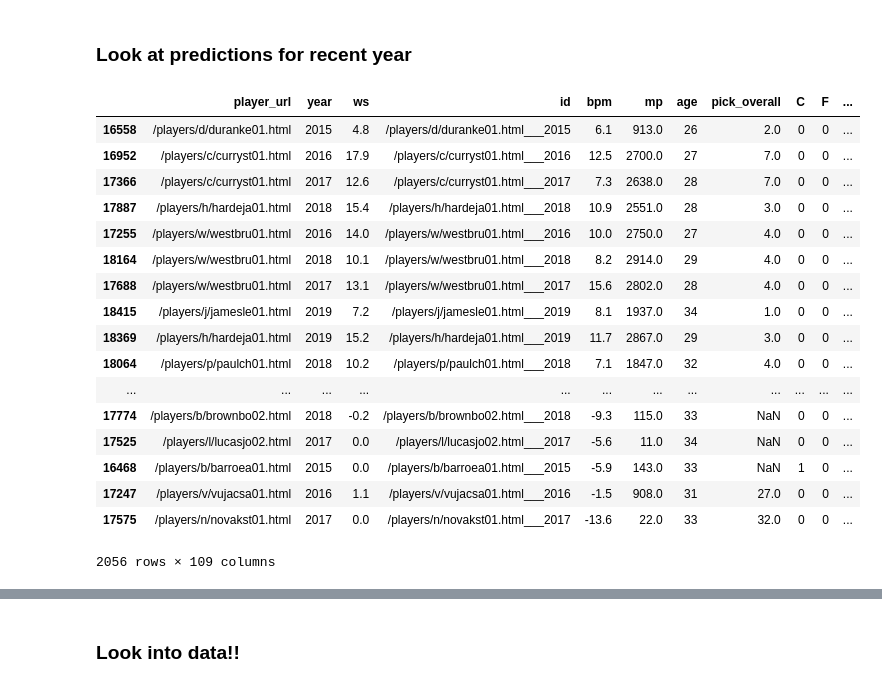
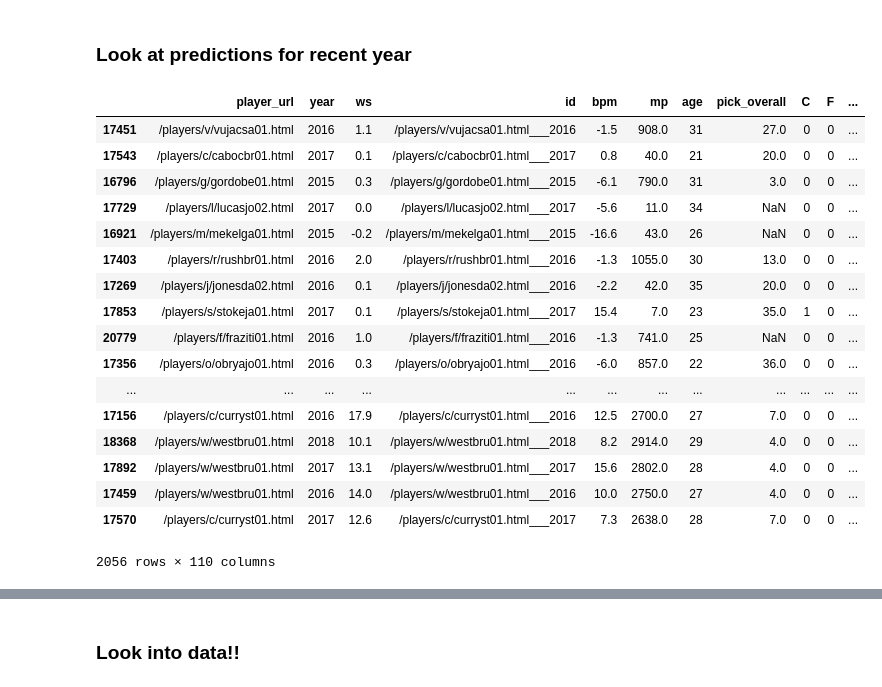
Before and after one commit to hwchase17/sports, a Jupyter notebook: nba_player_progression/modeling.ipynb, the cells around one changed output, grey strips where cells are left out. Saved outputs shown, nothing was run; the diff lists cells and outputs as text; code cells hidden in the pictures.

```diff
--- a/nba_player_progression/modeling.ipynb
+++ b/nba_player_progression/modeling.ipynb
@@ -171,25 +171,25 @@ recent = all_pred_df[(all_pred_df['year'] >= 2015) & (all_pred_df['year'] < 2020
 recent = recent[(recent['years_pro'] > 0)]
-# %%
-recent.sort_values('pred', ascending=False)
-# %% [output]
-|  | player_url | year | ws | id | bpm | mp | age | pick_overall | C | F | ... |
-| 16558 | /players/d/duranke01.html | 2015 | 4.8 | /players/d/duranke01.html___2015 | 6.1 | 913.0 | 26 | 2.0 | 0 | 0 | ... |
-| 16952 | /players/c/curryst01.html | 2016 | 17.9 | /players/c/curryst01.html___2016 | 12.5 | 2700.0 | 27 | 7.0 | 0 | 0 | ... |
-| 17366 | /players/c/curryst01.html | 2017 | 12.6 | /players/c/curryst01.html___2017 | 7.3 | 2638.0 | 28 | 7.0 | 0 | 0 | ... |
-| 17887 | /players/h/hardeja01.html | 2018 | 15.4 | /players/h/hardeja01.html___2018 | 10.9 | 2551.0 | 28 | 3.0 | 0 | 0 | ... |
-| 17255 | /players/w/westbru01.html | 2016 | 14.0 | /players/w/westbru01.html___2016 | 10.0 | 2750.0 | 27 | 4.0 | 0 | 0 | ... |
-| 18164 | /players/w/westbru01.html | 2018 | 10.1 | /players/w/westbru01.html___2018 | 8.2 | 2914.0 | 29 | 4.0 | 0 | 0 | ... |
-| 17688 | /players/w/westbru01.html | 2017 | 13.1 | /players/w/westbru01.html___2017 | 15.6 | 2802.0 | 28 | 4.0 | 0 | 0 | ... |
-| 18415 | /players/j/jamesle01.html | 2019 | 7.2 | /players/j/jamesle01.html___2019 | 8.1 | 1937.0 | 34 | 1.0 | 0 | 0 | ... |
-| 18369 | /players/h/hardeja01.html | 2019 | 15.2 | /players/h/hardeja01.html___2019 | 11.7 | 2867.0 | 29 | 3.0 | 0 | 0 | ... |
-| 18064 | /players/p/paulch01.html | 2018 | 10.2 | /players/p/paulch01.html___2018 | 7.1 | 1847.0 | 32 | 4.0 | 0 | 0 | ... |
-| ... | ... | ... | ... | ... | ... | ... | ... | ... | ... | ... | ... |
-| 17774 | /players/b/brownbo02.html | 2018 | -0.2 | /players/b/brownbo02.html___2018 | -9.3 | 115.0 | 33 | NaN | 0 | 0 | ... |
-| 17525 | /players/l/lucasjo02.html | 2017 | 0.0 | /players/l/lucasjo02.html___2017 | -5.6 | 11.0 | 34 | NaN | 0 | 0 | ... |
-| 16468 | /players/b/barroea01.html | 2015 | 0.0 | /players/b/barroea01.html___2015 | -5.9 | 143.0 | 33 | NaN | 1 | 0 | ... |
-| 17247 | /players/v/vujacsa01.html | 2016 | 1.1 | /players/v/vujacsa01.html___2016 | -1.5 | 908.0 | 31 | 27.0 | 0 | 0 | ... |
-| 17575 | /players/n/novakst01.html | 2017 | 0.0 | /players/n/novakst01.html___2017 | -13.6 | 22.0 | 33 | 32.0 | 0 | 0 | ... |
-2056 rows × 109 columns
+# %%
+recent
+# %% [output]
+|  | player_url | year | ws | id | bpm | mp | age | pick_overall | C | F | ... |
+| 17451 | /players/v/vujacsa01.html | 2016 | 1.1 | /players/v/vujacsa01.html___2016 | -1.5 | 908.0 | 31 | 27.0 | 0 | 0 | ... |
+| 17543 | /players/c/cabocbr01.html | 2017 | 0.1 | /players/c/cabocbr01.html___2017 | 0.8 | 40.0 | 21 | 20.0 | 0 | 0 | ... |
+| 16796 | /players/g/gordobe01.html | 2015 | 0.3 | /players/g/gordobe01.html___2015 | -6.1 | 790.0 | 31 | 3.0 | 0 | 0 | ... |
+| 17729 | /players/l/lucasjo02.html | 2017 | 0.0 | /players/l/lucasjo02.html___2017 | -5.6 | 11.0 | 34 | NaN | 0 | 0 | ... |
+| 16921 | /players/m/mekelga01.html | 2015 | -0.2 | /players/m/mekelga01.html___2015 | -16.6 | 43.0 | 26 | NaN | 0 | 0 | ... |
+| 17403 | /players/r/rushbr01.html | 2016 | 2.0 | /players/r/rushbr01.html___2016 | -1.3 | 1055.0 | 30 | 13.0 | 0 | 0 | ... |
+| 17269 | /players/j/jonesda02.html | 2016 | 0.1 | /players/j/jonesda02.html___2016 | -2.2 | 42.0 | 35 | 20.0 | 0 | 0 | ... |
+| 17853 | /players/s/stokeja01.html | 2017 | 0.1 | /players/s/stokeja01.html___2017 | 15.4 | 7.0 | 23 | 35.0 | 1 | 0 | ... |
+| 20779 | /players/f/fraziti01.html | 2016 | 1.0 | /players/f/fraziti01.html___2016 | -1.3 | 741.0 | 25 | NaN | 0 | 0 | ... |
+| 17356 | /players/o/obryajo01.html | 2016 | 0.3 | /players/o/obryajo01.html___2016 | -6.0 | 857.0 | 22 | 36.0 | 0 | 0 | ... |
+| ... | ... | ... | ... | ... | ... | ... | ... | ... | ... | ... | ... |
+| 17156 | /players/c/curryst01.html | 2016 | 17.9 | /players/c/curryst01.html___2016 | 12.5 | 2700.0 | 27 | 7.0 | 0 | 0 | ... |
+| 18368 | /players/w/westbru01.html | 2018 | 10.1 | /players/w/westbru01.html___2018 | 8.2 | 2914.0 | 29 | 4.0 | 0 | 0 | ... |
+| 17892 | /players/w/westbru01.html | 2017 | 13.1 | /players/w/westbru01.html___2017 | 15.6 | 2802.0 | 28 | 4.0 | 0 | 0 | ... |
+| 17459 | /players/w/westbru01.html | 2016 | 14.0 | /players/w/westbru01.html___2016 | 10.0 | 2750.0 | 27 | 4.0 | 0 | 0 | ... |
+| 17570 | /players/c/curryst01.html | 2017 | 12.6 | /players/c/curryst01.html___2017 | 7.3 | 2638.0 | 28 | 7.0 | 0 | 0 | ... |
+2056 rows × 110 columns
 # %%
 missing = recent[recent['bpm___1'].isnull()]
 regular = recent[recent['bpm___1'].notnull()]
```
Also changed, not shown: parts of 9 cells of this notebook, 3 other files.
